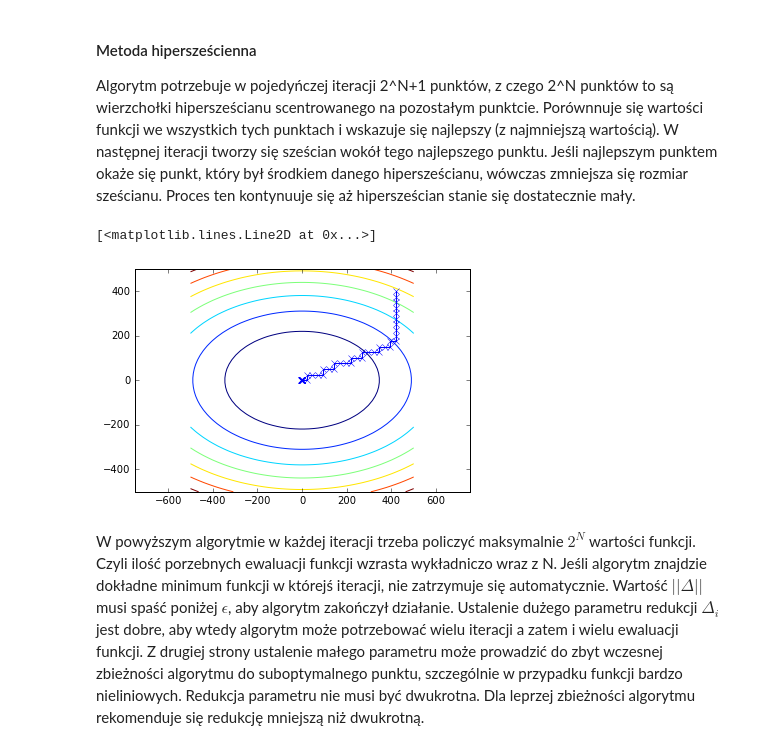
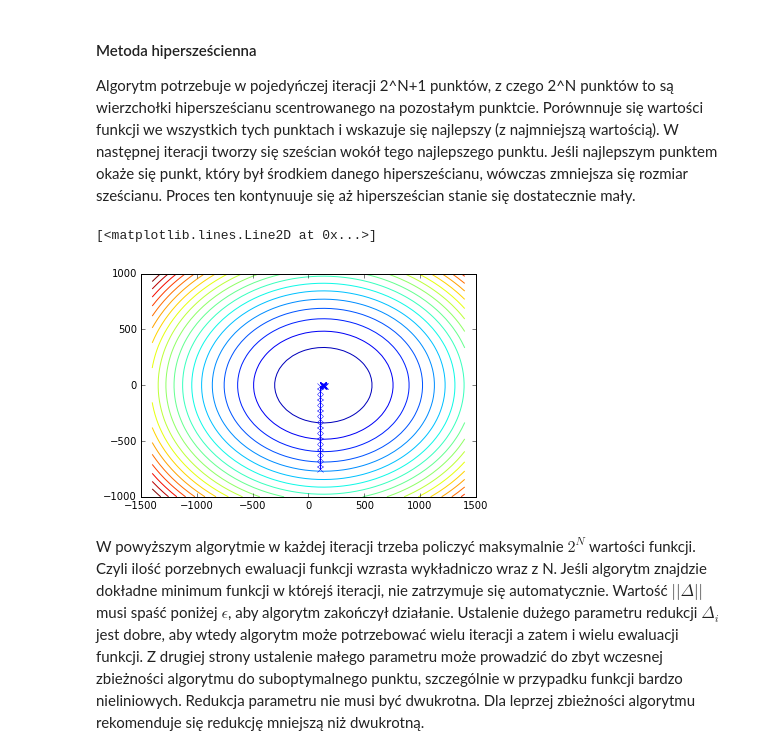
Before and after one commit to heolin/math_optimizations, a Jupyter notebook: Optimizations.ipynb, the cells around one changed output. Drawn from its saved outputs; the diff is of its cells as text; code cells hidden in the pictures.

```diff
--- a/Optimizations.ipynb
+++ b/Optimizations.ipynb
@@ -490,9 +490,11 @@ Dana jest funkcja wielu zmiennych: $f:I\!R^N\rightarrow I\!R$. Mówimy, że punk
 # Przykładowy wielomian:
 # %%
 def f(x):
-    return 0.5 * x[0]**2 + 1.25 * x[1]**2
+    A = 0.5 * x[0]**2 + 1.25 * x[1]**2
+    B = 1.0 * (x[0]-200)**2 + 1.25 * (x[1])**2
+    return 0.00001*(A+B)
 
-xmesh, ymesh = np.mgrid[-500:500:50j, -500:500:50j]
+xmesh, ymesh = np.mgrid[-1400:1400:50j, -1000:1000:50j]
 
 fig = plt.figure()
 ax = fig.gca(projection="3d")
@@ -516,38 +518,35 @@ Tak jak w przypadku optymalizacji funkcji jednej zmiennej metody bezpośrednich
 #### Metoda hipersześcienna
 Algorytm potrzebuje w pojedyńczej iteracji 2^N+1 punktów, z czego 2^N punktów to są wierzchołki hipersześcianu scentrowanego na pozostałym punktcie. Porównnuje się wartości funkcji we wszystkich tych punktach i wskazuje się najlepszy (z najmniejszą wartością). W następnej iteracji tworzy się sześcian wokół tego najlepszego punktu. Jeśli najlepszym punktem okaże się punkt, który był środkiem danego hipersześcianu, wówczas zmniejsza się rozmiar sześcianu. Proces ten kontynuuje się aż hipersześcian stanie się dostatecznie mały.
 # %%
-x0 = np.array([420, 400])
-delta = np.array([50, 50])
+p, q = np.random.randint(-1500, 1500), np.random.randint(-1000, 1000)
+x0 = np.array([p, q])
+delta = np.array([100, 100])
 e = 0.01
 
 xk = x0
 
 X = np.array(x0)
 while np.linalg.norm(delta) > e:
     d = delta/2.0
     hsquare = np.array([
             xk,
             xk + np.array([-d[0], 0]),
             xk + np.array([d[0], 0]),
             xk + np.array([0, -d[1]]),
             xk + np.array([0, d[1]]),
-            #xk + np.array([d[0], d[1]]),
-            #xk + np.array([-d[0], d[1]]),
-            #xk + np.array([d[0], -d[1]]),
-            #xk + np.array([-d[0], -d[1]]),
         ])
     nxk = hsquare[np.argmin(f(hsquare.T))]
     if nxk[0] == xk[0] and nxk[1] == xk[1]:
         delta = d
     xk = nxk
     X = np.vstack([X, xk])
 
 plt.axis("equal")
-plt.contour(xmesh, ymesh, fmesh)
+plt.contour(xmesh, ymesh, fmesh, range(0, 60, 3))
 plt.plot(X.T[0], X.T[1], "x-")
 # %% [output]
 [<matplotlib.lines.Line2D at 0x...>]
-[figure, old version]
+[figure, new version]
 # %% [markdown]
 W powyższym algorytmie w każdej iteracji trzeba policzyć maksymalnie $2^N$ wartości funkcji. Czyli ilość porzebnych ewaluacji funkcji wzrasta wykładniczo wraz z N.
 Jeśli algorytm znajdzie dokładne minimum funkcji w którejś iteracji, nie zatrzymuje się automatycznie. Wartość $||\Delta||$ musi spaść poniżej $\epsilon$, aby algorytm zakończył działanie.
```
Also changed, not shown: parts of 22 cells of this notebook, 6 other files.
